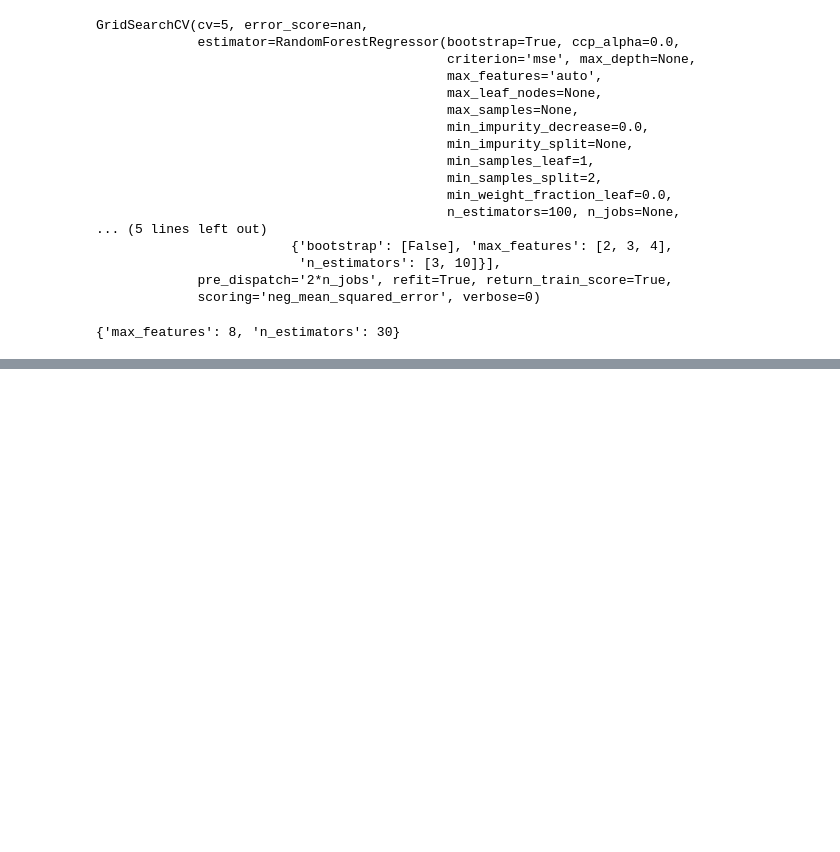
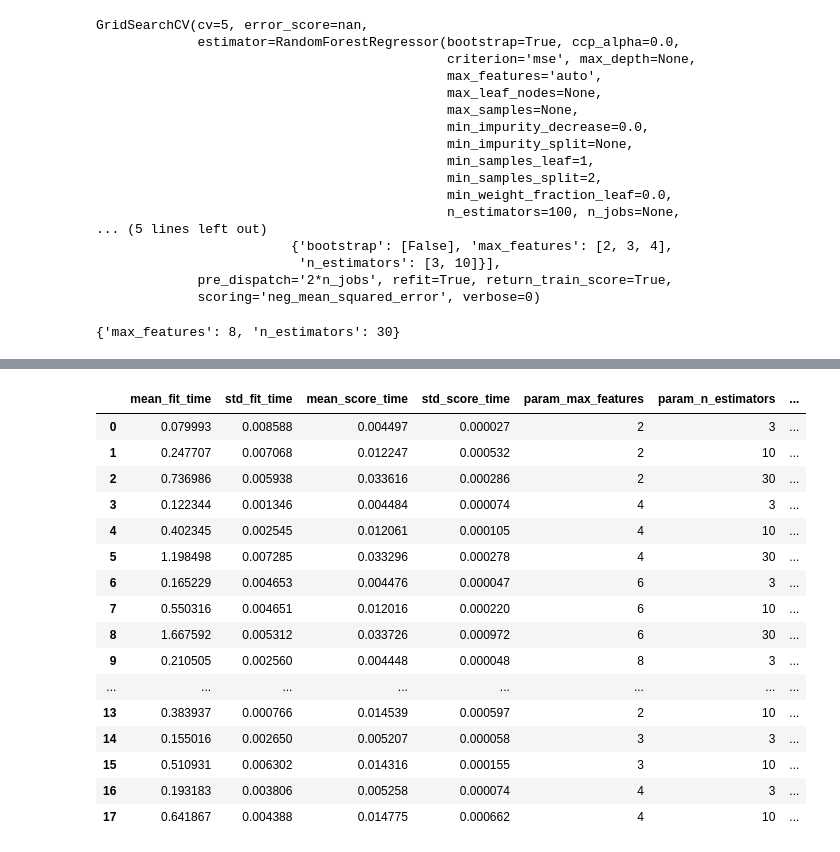
Before and after one commit to foroughkarandish/End-to-end-machine-learning, a Jupyter notebook: End_to_end_machine_learning.ipynb, the cells around one changed output, grey strips where cells are left out. Drawn from its saved outputs; the diff is of its cells as text; code cells hidden in the pictures; blank space fills up the shorter version.

```diff
--- a/End_to_end_machine_learning.ipynb
+++ b/End_to_end_machine_learning.ipynb
@@ -761,0 +795,20 @@ grid_search.best_params_
+# %%
+pd.DataFrame(grid_search.cv_results_)
+# %% [output]
+|  | mean_fit_time | std_fit_time | mean_score_time | std_score_time | param_max_features | param_n_estimators | ... |
+| 0 | 0.079993 | 0.008588 | 0.004497 | 0.000027 | 2 | 3 | ... |
+| 1 | 0.247707 | 0.007068 | 0.012247 | 0.000532 | 2 | 10 | ... |
+| 2 | 0.736986 | 0.005938 | 0.033616 | 0.000286 | 2 | 30 | ... |
+| 3 | 0.122344 | 0.001346 | 0.004484 | 0.000074 | 4 | 3 | ... |
+| 4 | 0.402345 | 0.002545 | 0.012061 | 0.000105 | 4 | 10 | ... |
+| 5 | 1.198498 | 0.007285 | 0.033296 | 0.000278 | 4 | 30 | ... |
+| 6 | 0.165229 | 0.004653 | 0.004476 | 0.000047 | 6 | 3 | ... |
+| 7 | 0.550316 | 0.004651 | 0.012016 | 0.000220 | 6 | 10 | ... |
+| 8 | 1.667592 | 0.005312 | 0.033726 | 0.000972 | 6 | 30 | ... |
+| 9 | 0.210505 | 0.002560 | 0.004448 | 0.000048 | 8 | 3 | ... |
+| ... | ... | ... | ... | ... | ... | ... | ... |
+| 13 | 0.383937 | 0.000766 | 0.014539 | 0.000597 | 2 | 10 | ... |
+| 14 | 0.155016 | 0.002650 | 0.005207 | 0.000058 | 3 | 3 | ... |
+| 15 | 0.510931 | 0.006302 | 0.014316 | 0.000155 | 3 | 10 | ... |
+| 16 | 0.193183 | 0.003806 | 0.005258 | 0.000074 | 4 | 3 | ... |
+| 17 | 0.641867 | 0.004388 | 0.014775 | 0.000662 | 4 | 10 | ... |
```
Also changed, not shown: parts of 4 cells of this notebook.
